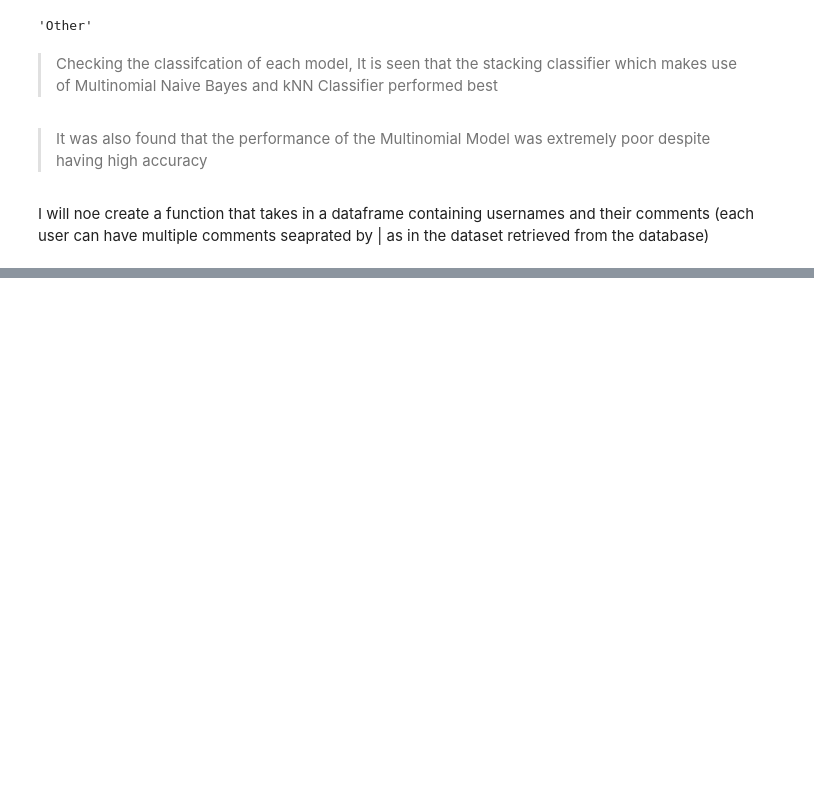
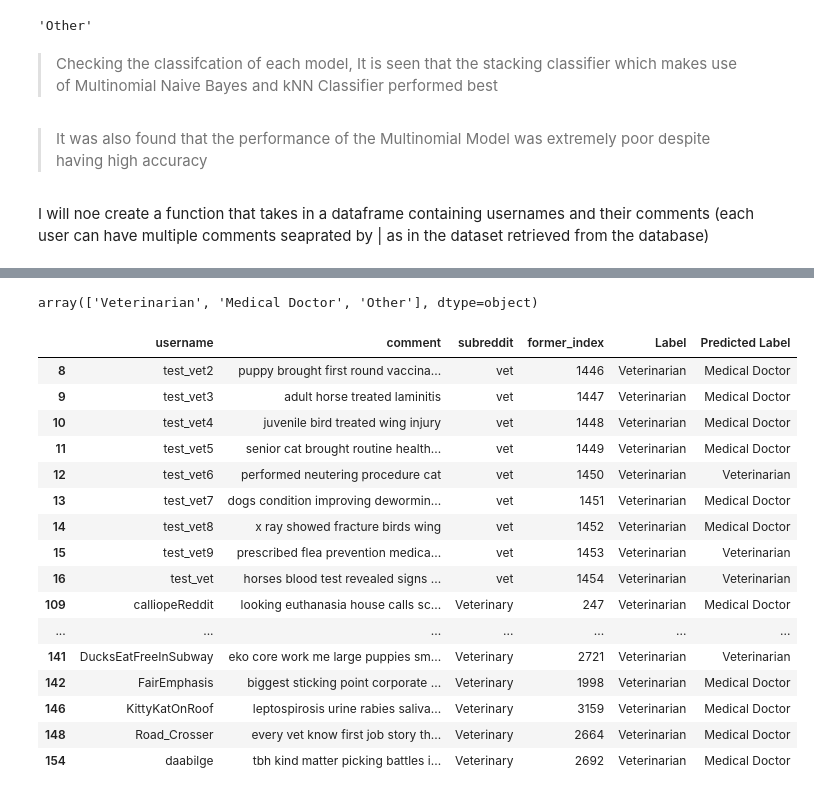
Before and after one commit to usmanadaudu/Doctor-Vet-Classification, a Jupyter notebook: Doctor-vet-classification-model-bulding_new.ipynb, the cells around one changed output, grey strips where cells are left out. Saved outputs shown, nothing was run; the diff lists cells and outputs as text; code cells hidden in the pictures; blank space fills up the shorter version.

```diff
--- a/Doctor-vet-classification-model-bulding_new.ipynb
+++ b/Doctor-vet-classification-model-bulding_new.ipynb
@@ -1749,0 +1576,2 @@ array([[0., 1., 0.],
+# %%
+train_pred = get_overall_prediction(csv_filepath, comment_header="comment")
@@ -1749,0 +1594,24 @@ array([[0., 1., 0.],
+# %%
+train_pred["Predicted Label"].unique()
+# %% [output]
+array(['Veterinarian', 'Medical Doctor', 'Other'], dtype=object)
+# %%
+train_pred[train_pred["Label"] == "Veterinarian"]
+# %% [output]
+|  | username | comment | subreddit | former_index | Label | Predicted Label |
+| 8 | test_vet2 | puppy brought first round vaccina... | vet | 1446 | Veterinarian | Medical Doctor |
+| 9 | test_vet3 | adult horse treated laminitis | vet | 1447 | Veterinarian | Medical Doctor |
+| 10 | test_vet4 | juvenile bird treated wing injury | vet | 1448 | Veterinarian | Medical Doctor |
+| 11 | test_vet5 | senior cat brought routine health... | vet | 1449 | Veterinarian | Medical Doctor |
+| 12 | test_vet6 | performed neutering procedure cat | vet | 1450 | Veterinarian | Veterinarian |
+| 13 | test_vet7 | dogs condition improving dewormin... | vet | 1451 | Veterinarian | Medical Doctor |
+| 14 | test_vet8 | x ray showed fracture birds wing | vet | 1452 | Veterinarian | Medical Doctor |
+| 15 | test_vet9 | prescribed flea prevention medica... | vet | 1453 | Veterinarian | Veterinarian |
+| 16 | test_vet | horses blood test revealed signs ... | vet | 1454 | Veterinarian | Veterinarian |
+| 109 | calliopeReddit | looking euthanasia house calls sc... | Veterinary | 247 | Veterinarian | Medical Doctor |
+| ... | ... | ... | ... | ... | ... | ... |
+| 141 | DucksEatFreeInSubway | eko core work me large puppies sm... | Veterinary | 2721 | Veterinarian | Veterinarian |
+| 142 | FairEmphasis | biggest sticking point corporate ... | Veterinary | 1998 | Veterinarian | Medical Doctor |
+| 146 | KittyKatOnRoof | leptospirosis urine rabies saliva... | Veterinary | 3159 | Veterinarian | Medical Doctor |
+| 148 | Road_Crosser | every vet know first job story th... | Veterinary | 2664 | Veterinarian | Medical Doctor |
+| 154 | daabilge | tbh kind matter picking battles i... | Veterinary | 2692 | Veterinarian | Medical Doctor |
```
Also changed, not shown: parts of 50 cells of this notebook.
